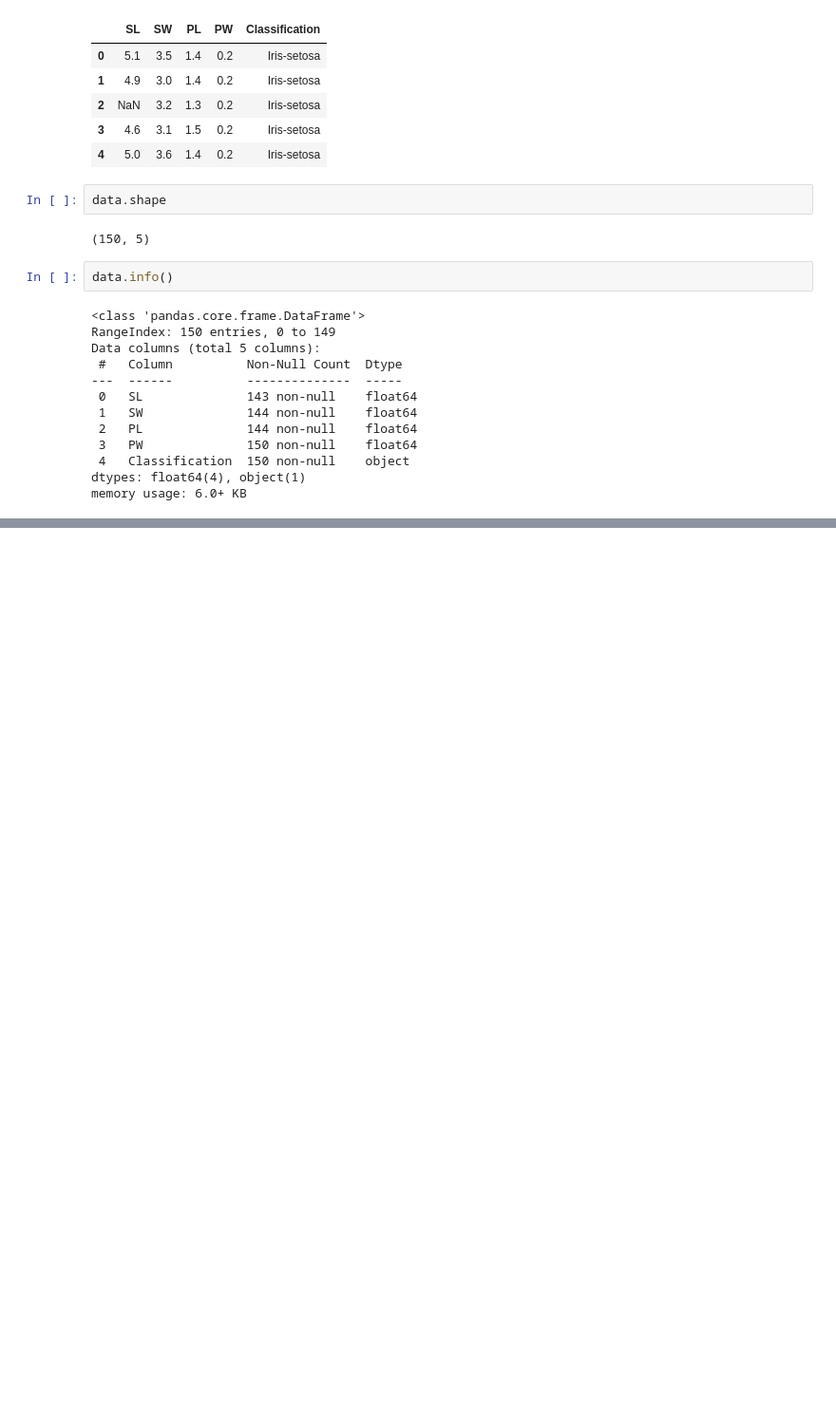
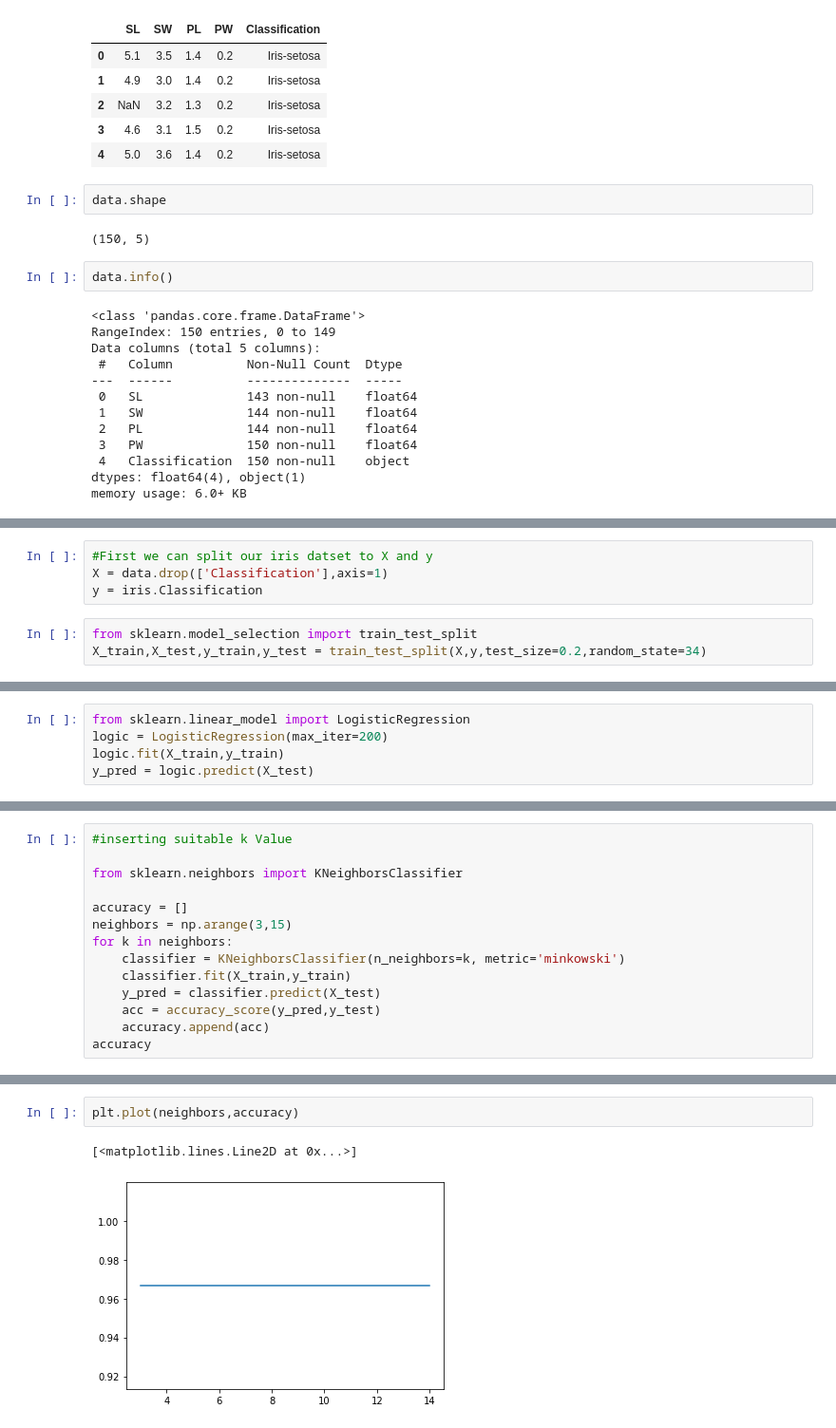
Before and after one commit to NeebaBabu/Week11, a Jupyter notebook: CaseStudy7_Iris.ipynb, the cells around one changed output, grey strips where cells are left out. Shown at 95% size. Cells and saved outputs as stored; diff of their text form; blank space fills up the shorter version.

```diff
--- a/CaseStudy7_Iris.ipynb
+++ b/CaseStudy7_Iris.ipynb
@@ -34,0 +170,7 @@ memory usage: 6.0+ KB
+# %%
+#First we can split our iris datset to X and y
+X = data.drop(['Classification'],axis=1)
+y = iris.Classification
+# %%
+from sklearn.model_selection import train_test_split
+X_train,X_test,y_train,y_test = train_test_split(X,y,test_size=0.2,random_state=34)
@@ -34,0 +179,5 @@ memory usage: 6.0+ KB
+# %%
+from sklearn.linear_model import LogisticRegression
+logic = LogisticRegression(max_iter=200)
+logic.fit(X_train,y_train)
+y_pred = logic.predict(X_test)
@@ -34,0 +197,14 @@ memory usage: 6.0+ KB
+# %%
+#inserting suitable k Value
+
+from sklearn.neighbors import KNeighborsClassifier
+
+accuracy = []
+neighbors = np.arange(3,15)
+for k in neighbors:
+    classifier = KNeighborsClassifier(n_neighbors=k, metric='minkowski')
+    classifier.fit(X_train,y_train)
+    y_pred = classifier.predict(X_test)
+    acc = accuracy_score(y_pred,y_test)
+    accuracy.append(acc)
+accuracy
@@ -34,0 +224,5 @@ memory usage: 6.0+ KB
+# %%
+plt.plot(neighbors,accuracy)
+# %% [output]
+[<matplotlib.lines.Line2D at 0x...>]
+[figure, added]
```
Also changed, not shown: parts of 43 cells of this notebook.
